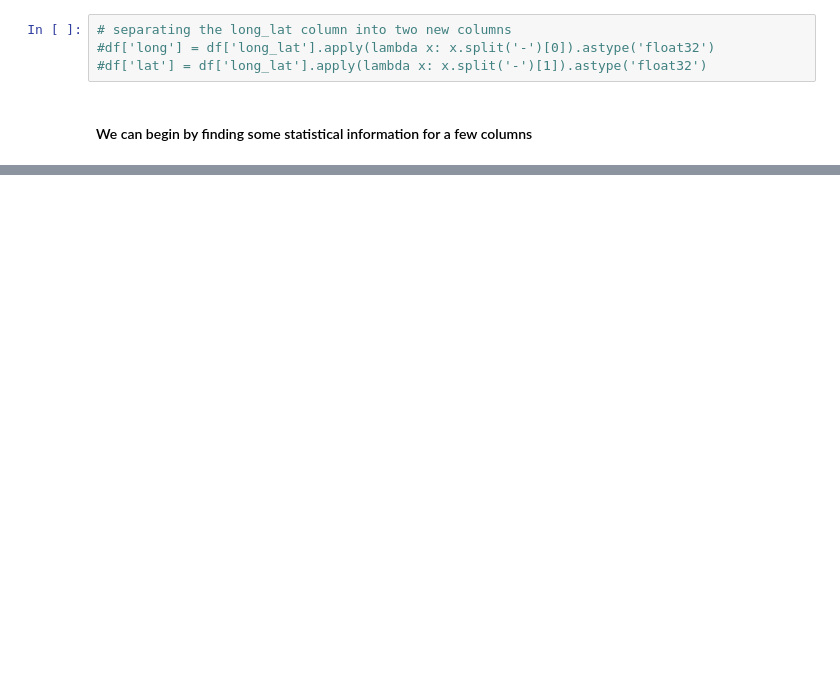
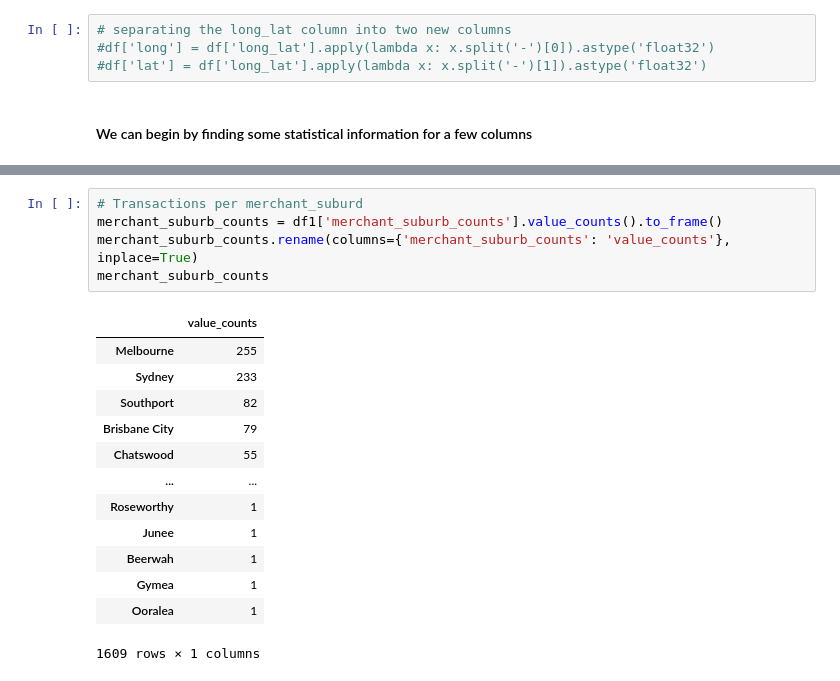
Before and after one commit to reallybadchess/Practice, a Jupyter notebook: ANZ_data_Forager/txn_dataset.ipynb, the cells around one changed output, grey strips where cells are left out. Cells and saved outputs as stored; diff of their text form; blank space fills up the shorter version.

```diff
--- a/ANZ_data_Forager/txn_dataset.ipynb
+++ b/ANZ_data_Forager/txn_dataset.ipynb
@@ -618,0 +617,19 @@ df1.describe()
+# %%
+# Transactions per merchant_suburd
+merchant_suburb_counts = df1['merchant_suburb_counts'].value_counts().to_frame()
+merchant_suburb_counts.rename(columns={'merchant_suburb_counts': 'value_counts'}, inplace=True)
+merchant_suburb_counts
+# %% [output]
+|  | value_counts |
+| Melbourne | 255 |
+| Sydney | 233 |
+| Southport | 82 |
+| Brisbane City | 79 |
+| Chatswood | 55 |
+| ... | ... |
+| Roseworthy | 1 |
+| Junee | 1 |
+| Beerwah | 1 |
+| Gymea | 1 |
+| Ooralea | 1 |
+1609 rows × 1 columns
```
Also changed, not shown: parts of 13 cells of this notebook, 4 other files.
